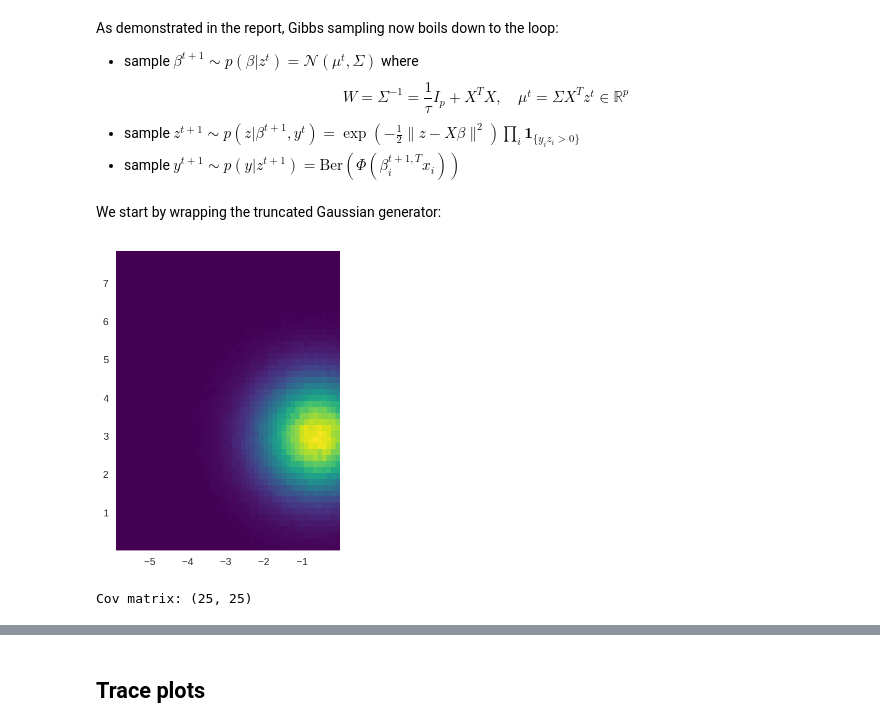
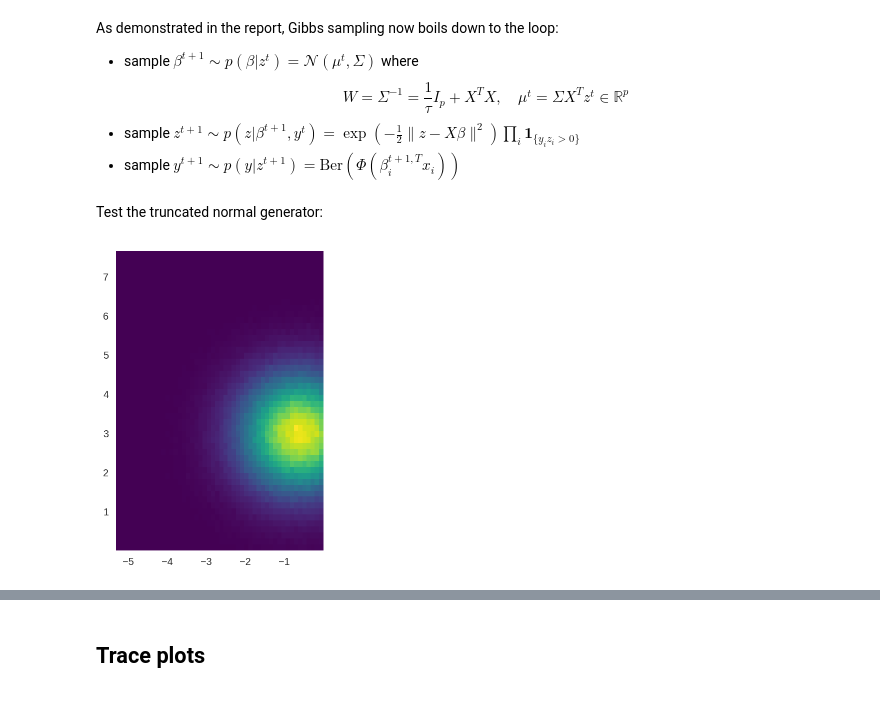
Before and after one commit to ManifoldFR/mva-graphicalmodels, a Jupyter notebook: homework3/hw3.ipynb, the cells around one changed output, grey strips where cells are left out. Cells and saved outputs as stored; diff of their text form; code cells hidden in the pictures.

```diff
--- a/homework3/hw3.ipynb
+++ b/homework3/hw3.ipynb
@@ -57,28 +60,13 @@ from scipy.stats import truncnorm, norm
 # %% [markdown]
-We start by wrapping the truncated Gaussian generator:
+Test the truncated normal generator:
 # %%
-def sample_truncated_gaussian(mean: ndarray, y, size=None):
-    """
-    Sample a vector of truncated Gaussians z with means
-    mean[i] and in the support z[i]y[i] > 0.
-    """
-    dim = len(mean)
-    a = -mean
-    b = -mean
-    a[y < 0] = -np.inf
-    b[y > 0] = np.inf
-    if size is not None:
-        size = (size, dim)
-    z = truncnorm.rvs(a, b, loc=mean, size=size)
-    return z
-
 z_ = sample_truncated_gaussian(
     np.array([-.6, 3.]), y=np.array([-1, 1]), size=600000)
 z_.shape
 
 plt.hist2d(*z_.T, bins=50, cmap=plt.cm.viridis);
 plt.axis('scaled');
 # %% [output]
-[figure, old version]
+[figure, new version]
 # %%
 class GibbsSampler:
@@ -163,6 +147,4 @@ X_train, X_test, y_train, y_test = train_test_split(X_df, y_df, test_size=.333)
 # %%
-sampler = GibbsSampler(
+gi_sampler = GibbsSampler(
     X_train.values, y_train.values,
-    tau=1, burn_in=1000)
+    tau=100, burn_in=100)
-# %% [output]
-Cov matrix: (25, 25)
```
Also changed, not shown: parts of 43 cells of this notebook, 9 other files.
